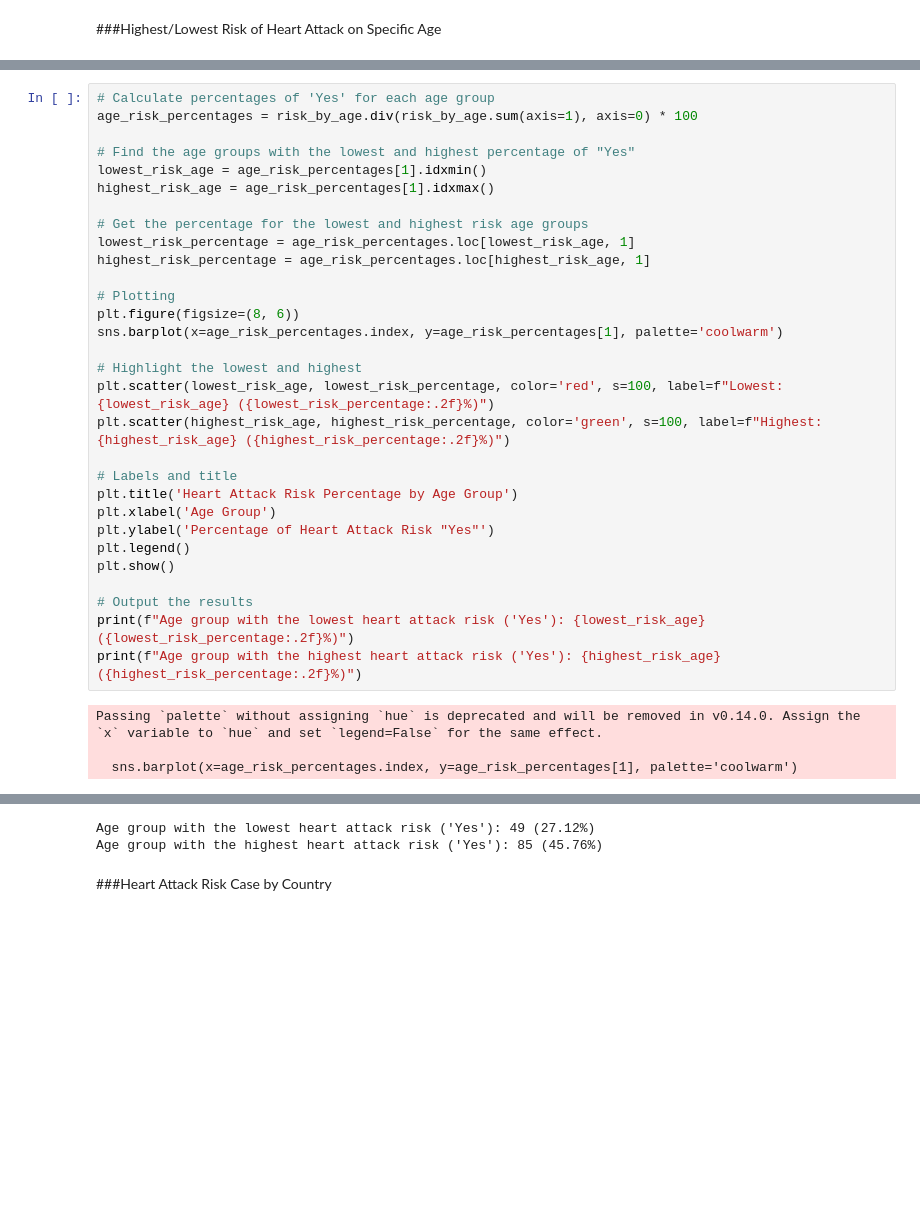
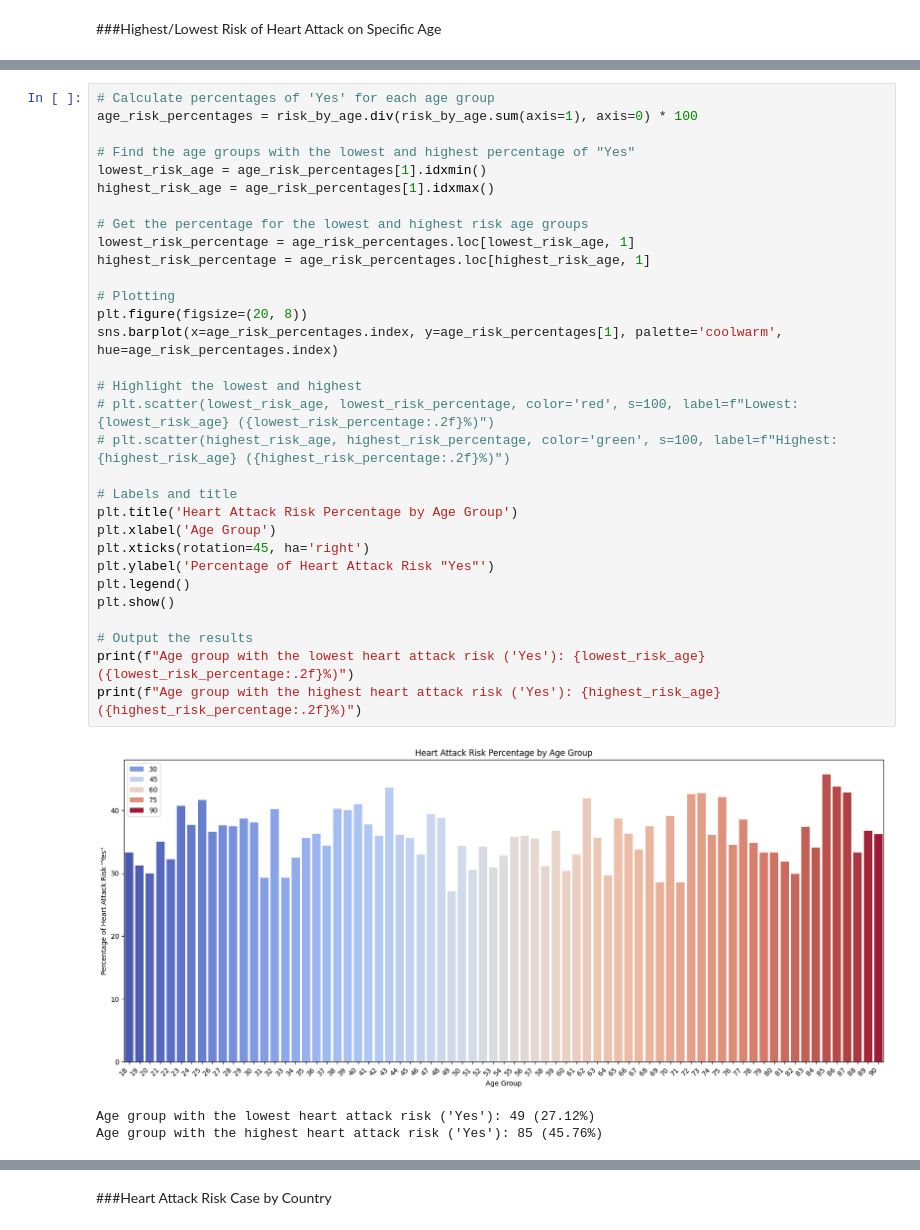
Before and after one commit to uginm102/MCSC-MUK, a Jupyter notebook: MCS7227 Data Analytics and Visualization/MCS_7227_Data_Analytics_and_Visualization.ipynb, the cells around one changed output, grey strips where cells are left out. Drawn from its saved outputs; the diff is of its cells as text; blank space fills up the shorter version.

```diff
--- a/MCS7227 Data Analytics and Visualization/MCS_7227_Data_Analytics_and_Visualization.ipynb
+++ b/MCS7227 Data Analytics and Visualization/MCS_7227_Data_Analytics_and_Visualization.ipynb
@@ -182,34 +278,35 @@ Age
 # %%
 # Calculate percentages of 'Yes' for each age group
 age_risk_percentages = risk_by_age.div(risk_by_age.sum(axis=1), axis=0) * 100
 
 # Find the age groups with the lowest and highest percentage of "Yes"
 lowest_risk_age = age_risk_percentages[1].idxmin()
 highest_risk_age = age_risk_percentages[1].idxmax()
 
 # Get the percentage for the lowest and highest risk age groups
 lowest_risk_percentage = age_risk_percentages.loc[lowest_risk_age, 1]
 highest_risk_percentage = age_risk_percentages.loc[highest_risk_age, 1]
 
 # Plotting
-plt.figure(figsize=(8, 6))
-sns.barplot(x=age_risk_percentages.index, y=age_risk_percentages[1], palette='coolwarm')
+plt.figure(figsize=(20, 8))
+sns.barplot(x=age_risk_percentages.index, y=age_risk_percentages[1], palette='coolwarm', hue=age_risk_percentages.index)
 
 # Highlight the lowest and highest
-plt.scatter(lowest_risk_age, lowest_risk_percentage, color='red', s=100, label=f"Lowest: {lowest_risk_age} ({lowest_risk_percentage:.2f}%)")
-plt.scatter(highest_risk_age, highest_risk_percentage, color='green', s=100, label=f"Highest: {highest_risk_age} ({highest_risk_percentage:.2f}%)")
+# plt.scatter(lowest_risk_age, lowest_risk_percentage, color='red', s=100, label=f"Lowest: {lowest_risk_age} ({lowest_risk_percentage:.2f}%)")
+# plt.scatter(highest_risk_age, highest_risk_percentage, color='green', s=100, label=f"Highest: {highest_risk_age} ({highest_risk_percentage:.2f}%)")
 
 # Labels and title
 plt.title('Heart Attack Risk Percentage by Age Group')
 plt.xlabel('Age Group')
+plt.xticks(rotation=45, ha='right')
 plt.ylabel('Percentage of Heart Attack Risk "Yes"')
 plt.legend()
 plt.show()
 
 # Output the results
 print(f"Age group with the lowest heart attack risk ('Yes'): {lowest_risk_age} ({lowest_risk_percentage:.2f}%)")
 print(f"Age group with the highest heart attack risk ('Yes'): {highest_risk_age} ({highest_risk_percentage:.2f}%)")
 # %% [output]
+[figure, new version]
-Passing `palette` without assigning `hue` is deprecated and will be removed in v0.14.0. Assign the `x` variable to `hue` and set `legend=False` for the same effect.
-
-  sns.barplot(x=age_risk_percentages.index, y=age_risk_percentages[1], palette='coolwarm')
+Age group with the lowest heart attack risk ('Yes'): 49 (27.12%)
+Age group with the highest heart attack risk ('Yes'): 85 (45.76%)
@@ -217,5 +313,3 @@ Passing `palette` without assigning `hue` is deprecated and will be removed in v
-Age group with the lowest heart attack risk ('Yes'): 49 (27.12%)
-Age group with the highest heart attack risk ('Yes'): 85 (45.76%)
 # %% [markdown]
 ###Heart Attack Risk Case by Country
 # %%
```
Also changed, not shown: parts of 36 cells of this notebook.
